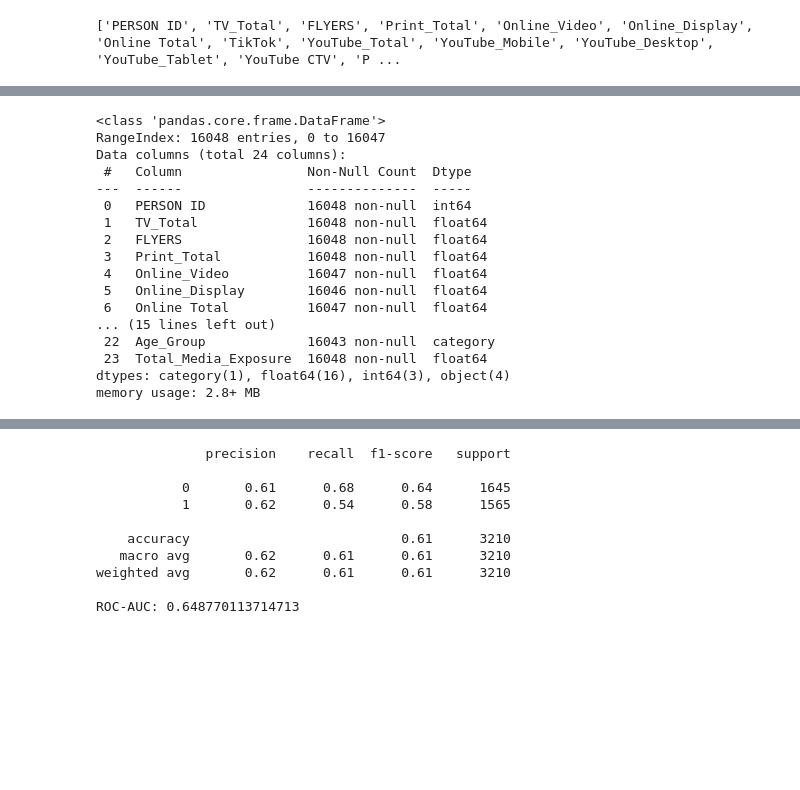
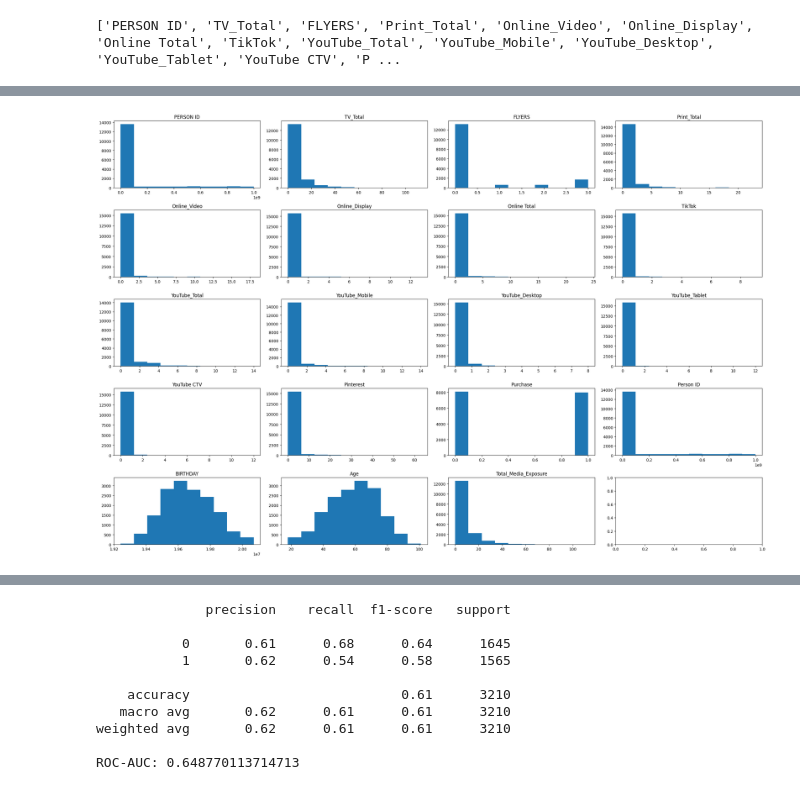
Before and after one commit to JustaKris/XYZ-Marketing-Campaign, a Jupyter notebook: notebooks/NIQ_Task.ipynb, the cells around one changed output, grey strips where cells are left out. Drawn from its saved outputs; the diff is of its cells as text; code cells hidden in the pictures; blank space fills up the shorter version.

```diff
--- a/notebooks/NIQ_Task.ipynb
+++ b/notebooks/NIQ_Task.ipynb
@@ -86,34 +82,18 @@ KeyError: "['Age', 'Total_Media_Exposure'] not in index"
 # %%
 # Creating a grid of subplots for the numeric columns
-fig, axes = plt.subplots(nrows=2, ncols=2, figsize=(12, 8))
+fig, axes = plt.subplots(nrows=5, ncols=4, figsize=(24, 16))
 axes = axes.flatten()  # Flatten 2D array to 1D
 
 # Plot each histogram in a subplot
 for i, col in enumerate(df_numeric.columns):
     plt.sca(axes[i])
     plt.hist(df_numeric[col])
     plt.title(col)
 
 # Adjust layout for better spacing
 plt.tight_layout()
 
 # Show the plots
 plt.show()
 # %% [output]
-<class 'pandas.core.frame.DataFrame'>
-RangeIndex: 16048 entries, 0 to 16047
-Data columns (total 24 columns):
- #   Column                Non-Null Count  Dtype
----  ------                --------------  -----
- 0   PERSON ID             16048 non-null  int64
- 1   TV_Total              16048 non-null  float64
- 2   FLYERS                16048 non-null  float64
- 3   Print_Total           16048 non-null  float64
- 4   Online_Video          16047 non-null  float64
- 5   Online_Display        16046 non-null  float64
- 6   Online Total          16047 non-null  float64
-... (15 lines left out)
- 22  Age_Group             16043 non-null  category
- 23  Total_Media_Exposure  16048 non-null  float64
-dtypes: category(1), float64(16), int64(3), object(4)
-memory usage: 2.8+ MB
+[figure, added]
```
Also changed, not shown: parts of 4 cells of this notebook.
